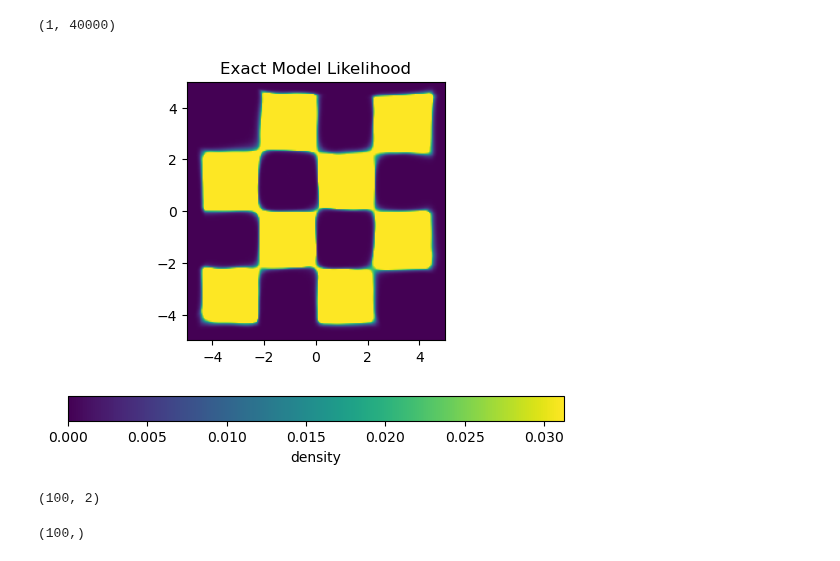
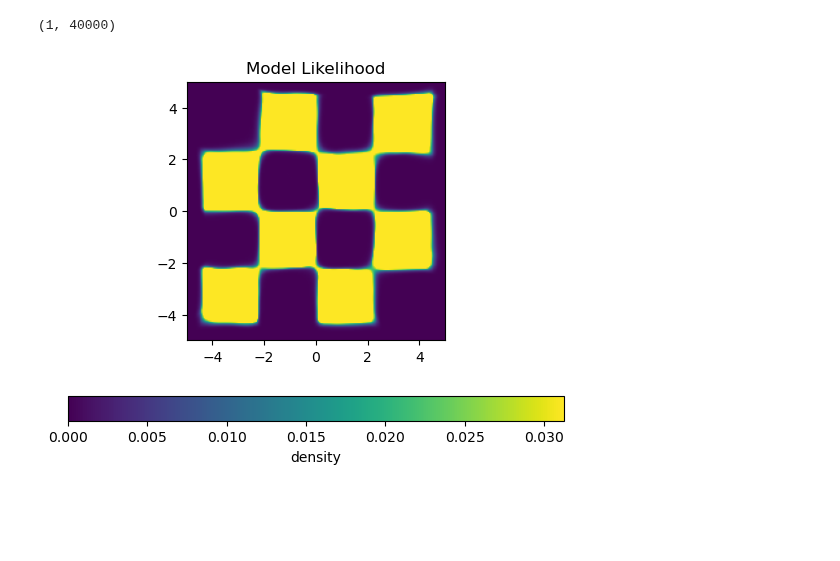
Before and after one commit to aurelio-amerio/gen-sbi, a Jupyter notebook: examples/flow_matching_2d.ipynb, the cells around one changed output. Cells and saved outputs as stored; diff of their text form; code cells hidden in the pictures; blank space fills up the shorter version.

```diff
--- a/test.ipynb
+++ b/examples/flow_matching_2d.ipynb
@@ -336,27 +307,27 @@ exact_log_p.shape
 # %%
 likelihood = np.array(jnp.exp(exact_log_p[-1,:]).reshape(grid_size, grid_size))
 
 
 cmin = 0.0
 cmax = 1/32 # 1/32 is the gt likelihood value
 
 norm = cm.colors.Normalize(vmax=cmax, vmin=cmin)
 
 # Create the figure and axis objects explicitly
 fig, ax = plt.subplots()
 
 likelihood = np.array(jnp.exp(exact_log_p[-1,:]).reshape(grid_size, grid_size))
 
 cmin = 0.0
 cmax = 1/32  # 1/32 is the gt likelihood value
 
 norm = cm.colors.Normalize(vmax=cmax, vmin=cmin)
 
 im = ax.imshow(likelihood, extent=(-5, 5, -5, 5), origin='lower', cmap='viridis', norm=norm)
-ax.set_title('Exact Model Likelihood')
+ax.set_title('Model Likelihood')
 
 # Use the current figure/axis for the colorbar
 plt.colorbar(im, ax=ax, orientation='horizontal', label='density')
 plt.show()
 # %% [output]
-[figure, old version]
+[figure, new version]
@@ -379,8 +333,0 @@ y_init = (x__, jnp.ones(x__.shape[0]))  # initial conditions
-# %%
-vf(x__, 0.0).shape
-# %% [output]
-(100, 2)
-# %%
-divergence(vf_wrapped, x__, 0.0).shape
-# %% [output]
-(100,)
```
Also changed, not shown: parts of 14 cells of this notebook.
